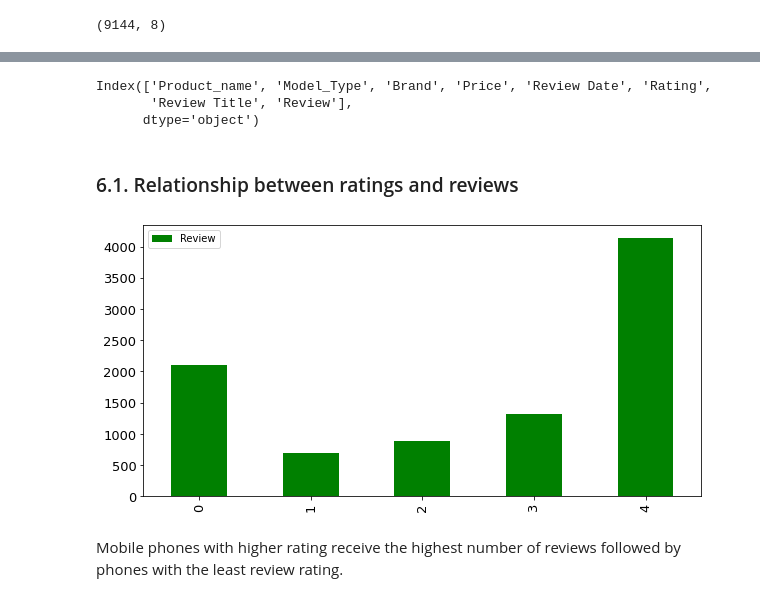
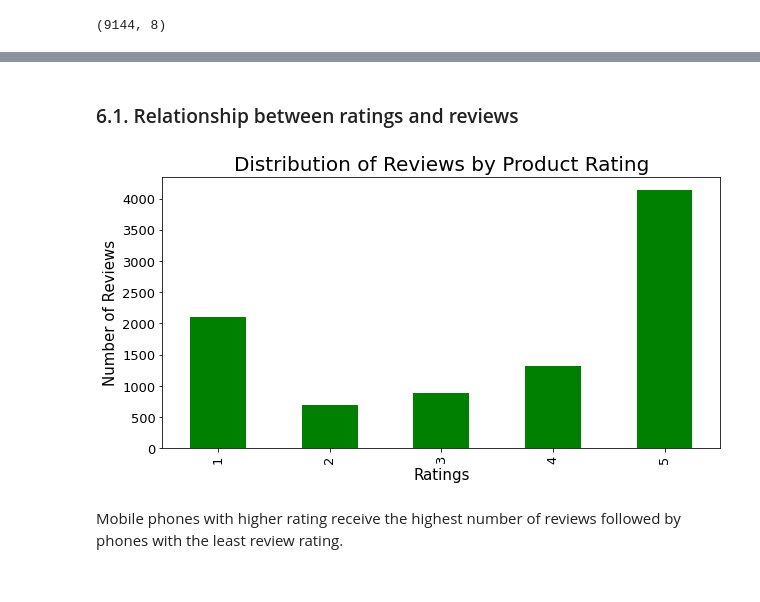
Before and after one commit to Mercy-Njambi/Mobile-Phone-Sentiment-Analysis, a Jupyter notebook: Mobile_Phone_Sentiment_Analysis.ipynb, the cells around one changed output, grey strips where cells are left out. Drawn from its saved outputs; the diff is of its cells as text; code cells hidden in the pictures.

```diff
--- a/Mobile_Phone_Sentiment_Analysis.ipynb
+++ b/Mobile_Phone_Sentiment_Analysis.ipynb
@@ -373,6 +375,0 @@ df.shape
-# %%
-df.columns
-# %% [output]
-Index(['Product_name', 'Model_Type', 'Brand', 'Price', 'Review Date', 'Rating',
-       'Review Title', 'Review'],
-      dtype='object')
@@ -389,12 +376,18 @@ def plot_bargraph(data):
 # %% [markdown]
 ### 6.1. Relationship between ratings and reviews
 # %%
+# Group by relevant columns
 ratings_review = df.groupby('Rating')['Review'].count()
-ratings_review = pd.DataFrame(ratings_review).reset_index()
-# %%
-plot_bargraph(ratings_review)
-# %% [output]
-[figure, removed]
+# %%
+# plot the data
+ax1 = ratings_review.plot(kind='bar', figsize=(10,5), color="green", fontsize = 13);
+ax1.set_alpha(0.8)
+ax1.set_title('Distribution of Reviews by Product Rating', fontsize = 20)
+ax1.set_ylabel("Number of Reviews", fontsize = 15);
+ax1.set_xlabel("Ratings", fontsize = 15 )
+plt.show()
+# %% [output]
+[figure, added]
 # %% [markdown]
 Mobile phones with higher rating receive the highest number of reviews followed by phones with the least review rating.
 # %% [markdown]
```
Also changed, not shown: parts of 17 cells of this notebook.
